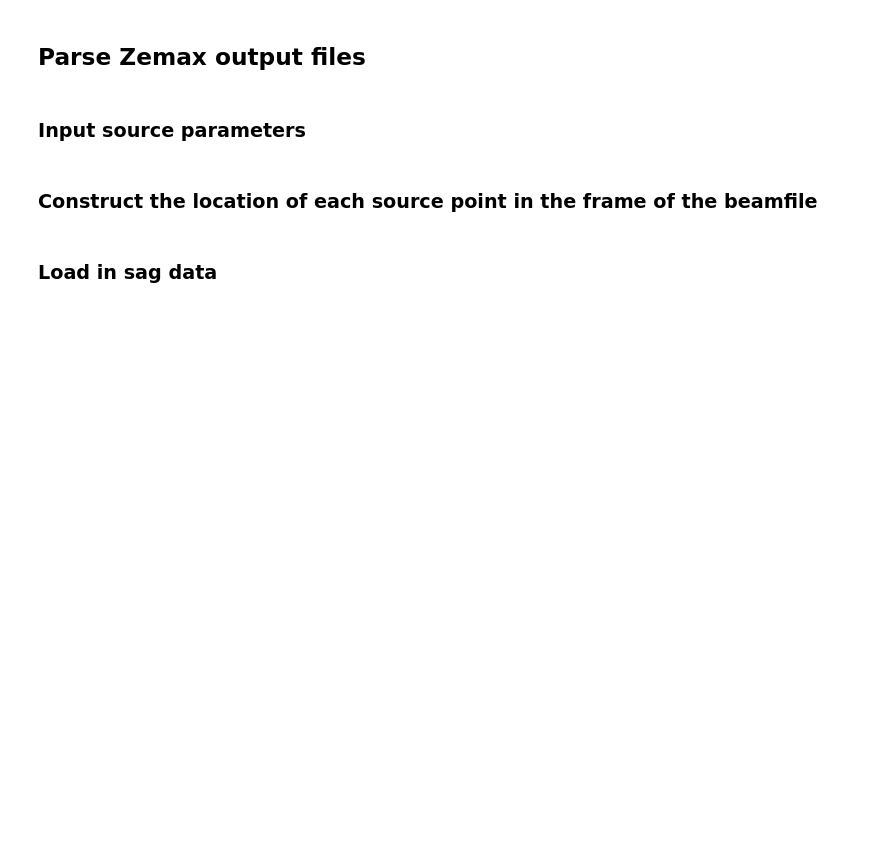
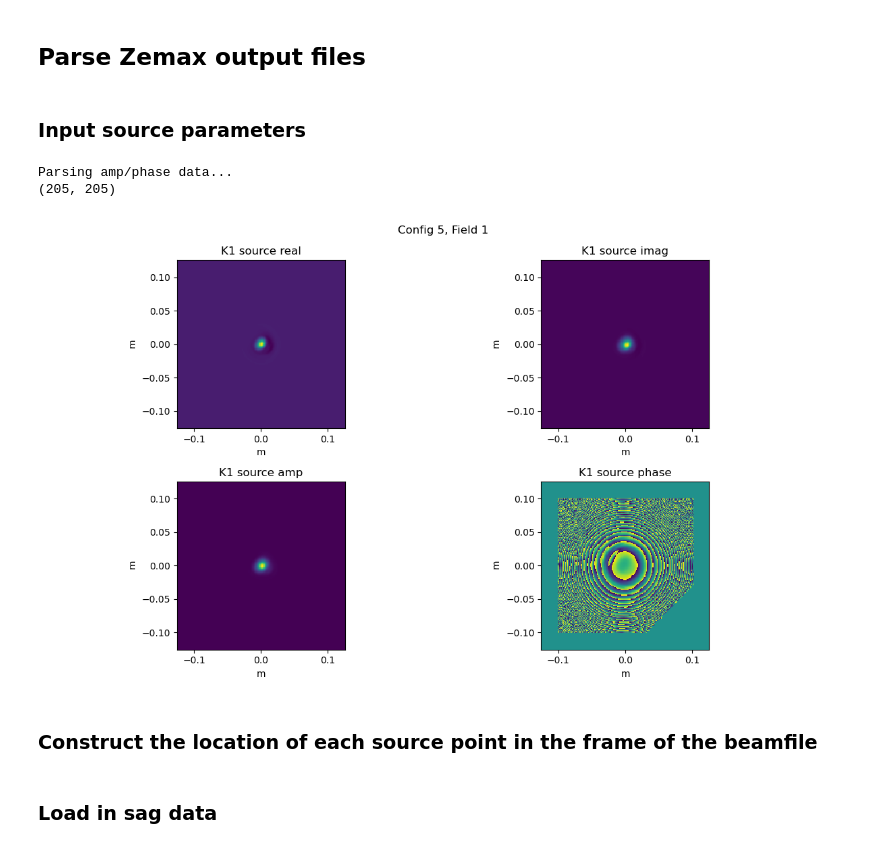
Before and after one commit to evanmayer/hotspot, a Jupyter notebook: verification/fresnel_zemax.ipynb, the cells around one changed output. Saved outputs shown, nothing was run; the diff lists cells and outputs as text; code cells hidden in the pictures; blank space fills up the shorter version.

```diff
--- a/verification/fresnel_zemax.ipynb
+++ b/verification/fresnel_zemax.ipynb
@@ -73,15 +75,15 @@ surf_name_to_number = {
     'cabin floor': 40,
 }
 # %%
-src_surf_name = 'p1'
+src_surf_name = 'k1'
 # crop factor
-src_zoom = 4
+src_zoom = 3
 # more points more better
-src_upsample = 2
+src_upsample = .1
 
-dest_surf_name = 'f1'
+dest_surf_name = 'flange'
 # more points more better
-dest_upsample = 2
+dest_upsample = 1
 
 # K-mirror configuration:
 # 1: 45deg toward cryostat
@@ -89,7 +91,7 @@ dest_upsample = 2
 # 5: 45deg toward computer rack
 config = 5
 # Feed configuration:
-# Choose from 8/16 feeds to launch beams from. in config 3, beams are all along y-axis.
+# Choose from 8/16 feeds to launch beams from. in config 3, all beams exit invar ring along y-axis.
 # Numbering is closest in to farthest out, alternating +y, -y.
 # 1: beam exits ceiling near center of invar ring, just to -y side along global y-axis
 # 8: beam exits ceiling near +y side of invar ring, along global y-axis.
@@ -100,8 +102,8 @@ field = 1
 # The POP simulation starts at the same point every time, and terminates on a given surface.
 # From this surface, we export the POP data as a text file.
 # We take this text file as the illumination for the next surface.
-direc = f'/home/evanmayer/TIME_data/mirror_mapping/zemax/pop_system/config_{config}/field_{field}/'
-# direc = r'\\evanpi\shared\scratch\TIME_data\\'
+# direc = f'/home/evanmayer/TIME_data/mirror_mapping/zemax/pop_system/config_{config}/field_{field}/'
+direc = rf'\\evanpi\shared\scratch\TIME_data\config_{config}\field_{field}\\'
 # direc = r'C:\Users\User\Documents\scratch\TIME_data\config_5\field_1\\'
 amp_file = src_surf_name + '_launch_irr.txt'
 phase_file = src_surf_name + '_launch_phase.txt'
@@ -137,33 +139,37 @@ center_x, center_y = (src.shape[0] // 2, src.shape[1] // 2)
 bbox_xmin, bbox_xmax = center_x + np.array([-src.shape[0] // src_zoom // 2, src.shape[0] // src_zoom // 2])
 bbox_ymin, bbox_ymax = center_y + np.array([-src.shape[1] // src_zoom // 2, src.shape[1] // src_zoom // 2])
 src = src[bbox_xmin:bbox_xmax, bbox_ymin:bbox_ymax]
 
 print(src.shape)
 
 assert(src.shape[0] == src.shape[1]), "Non-square input data!"
 N = src.shape[0]
 
 xs = np.linspace(-src_width / src_zoom / 2, src_width / src_zoom / 2, N)
 ys = np.linspace(-src_height / src_zoom / 2, src_height / src_zoom / 2, N)
 xx, yy = np.meshgrid(xs, ys)
 zz = np.zeros_like(xx)
 
 fig, ax = plt.subplots(figsize=figsize, nrows=2, ncols=2)
 ax[0,0].pcolormesh(xx, yy, (src.real))
 ax[0,0].set_aspect('equal')
 ax[0,0].set_title(f'{src_surf_name.upper()} source real')
 ax[0,1].pcolormesh(xx, yy, (src.imag))
 ax[0,1].set_aspect('equal')
 ax[0,1].set_title(f'{src_surf_name.upper()} source imag')
 
 ax[1,0].pcolormesh(xx, yy, np.abs(src))
 ax[1,0].set_aspect('equal')
 ax[1,0].set_title(f'{src_surf_name.upper()} source amp')
 ax[1,1].pcolormesh(xx, yy, np.angle(src))
 ax[1,1].set_aspect('equal')
 ax[1,1].set_title(f'{src_surf_name.upper()} source phase')
 fig.suptitle(f'Config {config}, Field {field}')
 fig.tight_layout()
+# %% [output]
+Parsing amp/phase data...
+(205, 205)
+[figure, added]
 # %% [markdown]
 ### Construct the location of each source point in the frame of the beamfile
 # %%
```
Also changed, not shown: parts of 16 cells of this notebook.
